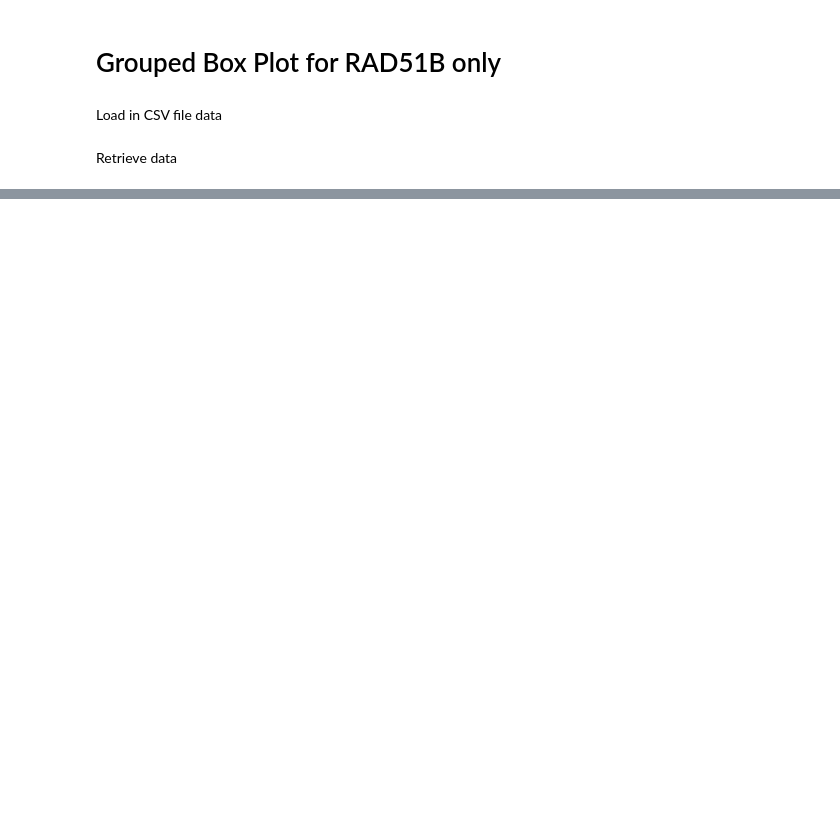
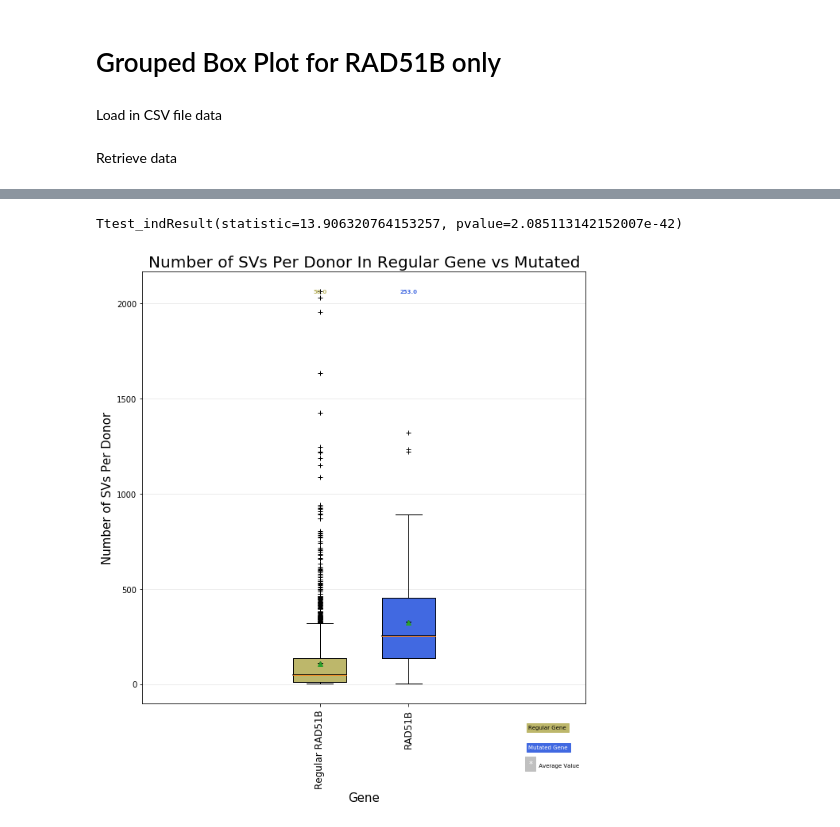
Before and after one commit to hossam-zaki/BSRP2020, a Jupyter notebook: SVPlots/GroupedBoxPlotForRAD51BOnly.ipynb, the cells around one changed output, grey strips where cells are left out. Drawn from its saved outputs; the diff is of its cells as text; code cells hidden in the pictures; blank space fills up the shorter version.

```diff
--- a/SVPlots/GroupedBoxPlotForRAD51BOnly.ipynb
+++ b/SVPlots/GroupedBoxPlotForRAD51BOnly.ipynb
@@ -75,0 +108,27 @@ ax1.set_xticklabels(labels,
+# %%
+pos = np.arange(num_boxes, step=.25) + 1
+upper_labels = [str(np.round(s, 2)) for s in medians]
+weights = ['bold', 'semibold']
+for tick, label in zip(range(num_boxes), ax1.get_xticklabels()):
+    k = tick % 2
+    ax1.text(pos[tick], .95, upper_labels[tick],
+             transform=ax1.get_xaxis_transform(),
+             horizontalalignment='center', size='x-small',
+             weight=weights[k], color=box_colors[k])
+
+# Finally, add a basic legend
+fig.text(0.80, 0.08, f'Regular Gene',
+         backgroundcolor=box_colors[0], color='black', weight='roman',
+         size='x-small')
+fig.text(0.80, 0.045, 'Mutated Gene',
+         backgroundcolor=box_colors[1],
+         color='white', weight='roman', size='x-small')
+fig.text(0.80, 0.015, '*', color='white', backgroundcolor='silver',
+         weight='roman', size='medium')
+fig.text(0.815, 0.013, ' Average Value', color='black', weight='roman',
+         size='x-small')
+print(stats.ttest_ind(affected, notaffected))
+fig
+# %% [output]
+Ttest_indResult(statistic=13.906320764153257, pvalue=2.085113142152007e-42)
+[figure, added]
```
Also changed, not shown: parts of 4 cells of this notebook, 2 other files.
